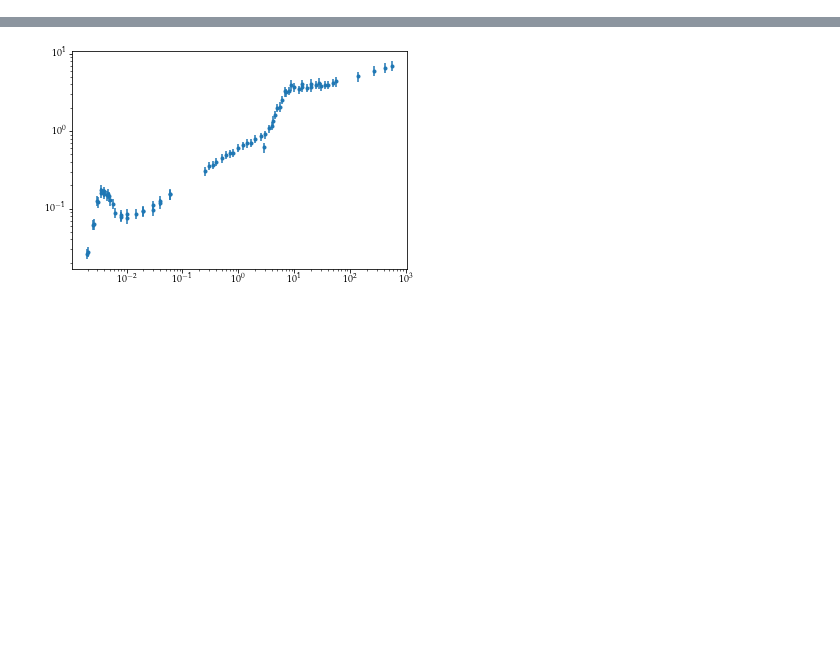
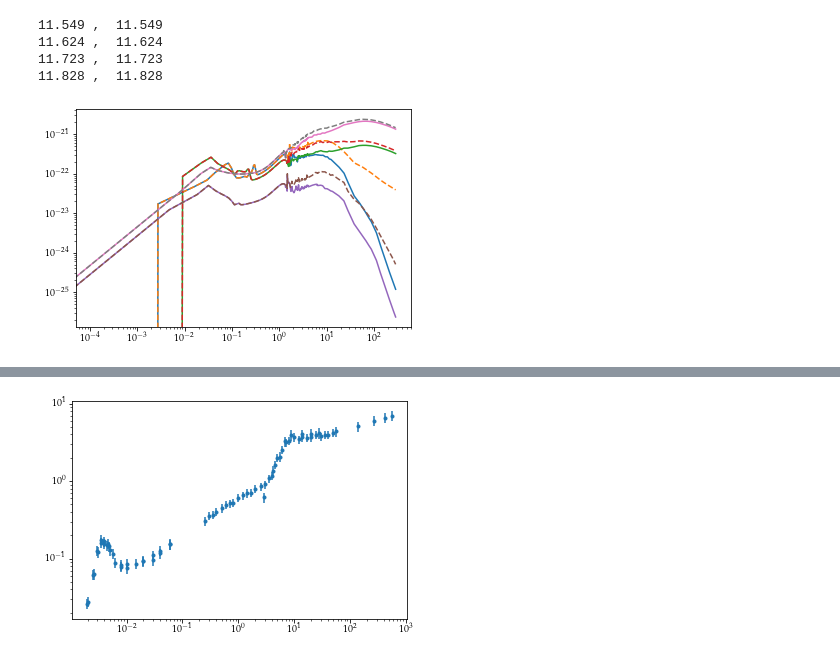
Before and after one commit to dreamer2368/uncertain-crs, a Jupyter notebook: bolsig/swarm.ipynb, the cells around one changed output, grey strips where cells are left out. Cells and saved outputs as stored; diff of their text form; code cells hidden in the pictures; blank space fills up the shorter version.

```diff
--- a/bolsig/swarm.ipynb
+++ b/bolsig/swarm.ipynb
@@ -1,6 +1,6 @@
 # %%
 import numpy as np
-import swarmData as swarm
+import swarmData as swm
 import matplotlib.pyplot as plt
 plt.rcParams.update({
     "text.usetex": True,
@@ -9,18 +9,24 @@ plt.rcParams.update({
     "font.size": 16,
 })
 
+colors = ['b','g','darkred','c','mediumpurple','tomato']
+
 %matplotlib inline
 # %%
-refs = ['AlAminLucas1987','GoldenFisher1961','Kruithof1940','KucukarpaciLucas1981','MilloyCrompton1977','NakamuraKurachi1988','PackPhelps1961','Robertson1977','RobertsonRee1972','Specht1980','Tachibana1986']
+# refs = ['AlAminLucas1987','GoldenFisher1961','Kruithof1940','KucukarpaciLucas1981','MilloyCrompton1977','NakamuraKurachi1988','PackPhelps1961','Robertson1977','RobertsonRee1972','Specht1980','Tachibana1986']
+refs = swm.swarmDatasets
 Nrefs = len(refs)
 swarms, idx = [], 0
 for ref in refs:
     filename = '../swarm/%s.txt' % ref
-    swarms.append( swarm.swarmData(filename) )
+    swarms.append( swm.swarmData(filename, convert=True) )
     print(swarms[idx].ref)
     for dataset in swarms[idx].datasets:
-        print(dataset.variables)
-        print(dataset.data)
+        for var, data in dataset.variables.items():
+            print(var)
+            print(data)
+#         print(dataset.variables)
+#         print(dataset.data)
     idx += 1
 # %% [output]
 Al-Amin, S. A. J., & Lucas, J. (1987). Time of flight measurements of the ratio of radial diffusion coefficient and mobility for electron swarms in helium, argon, neon and krypton at high E/N. Journal ...
@@ -106,0 +964,20 @@ plt.yscale('log')
+# %%
+import crossSections as cross
+import models
+
+filename = "./crs/BSR.txt"
+refcrs = cross.multipleCrossSections(filename)
+filename = "./crs/BSR.cascade.txt"
+testcrs = cross.multipleCrossSections(filename)
+
+plt.figure(1)
+for k in range(1,5):
+    print(refcrs.crs[k].deltaE, ", ", testcrs.crs[k].deltaE)
+    plt.loglog(refcrs.crs[k].data[:,0]-models.E_ext[k-1],refcrs.crs[k].data[:,1],'-')
+    plt.loglog(testcrs.crs[k].data[:,0]-models.E_ext[k-1],testcrs.crs[k].data[:,1],'--')
+# %% [output]
+11.549 ,  11.549
+11.624 ,  11.624
+11.723 ,  11.723
+11.828 ,  11.828
+[figure, added]
```
Also changed, not shown: parts of 12 cells of this notebook, 4 other files.
